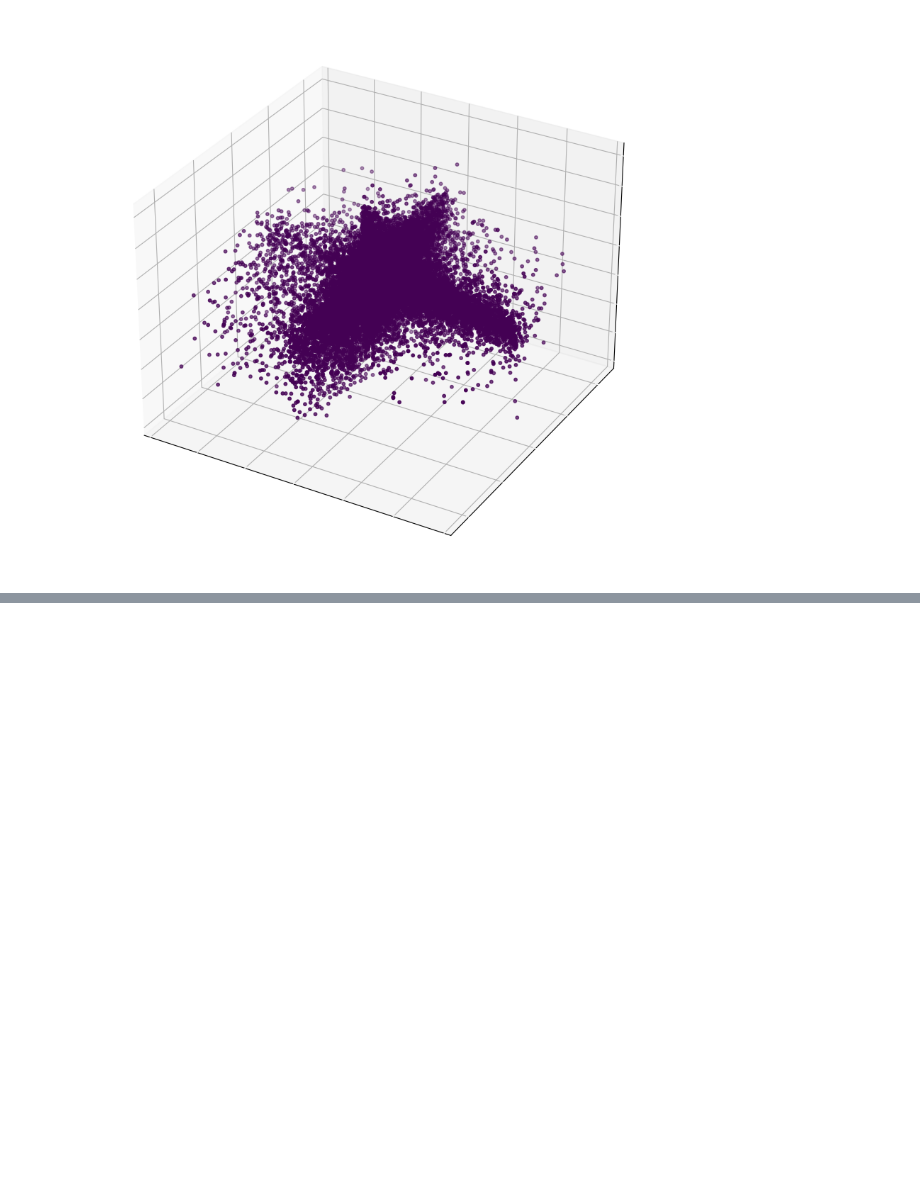
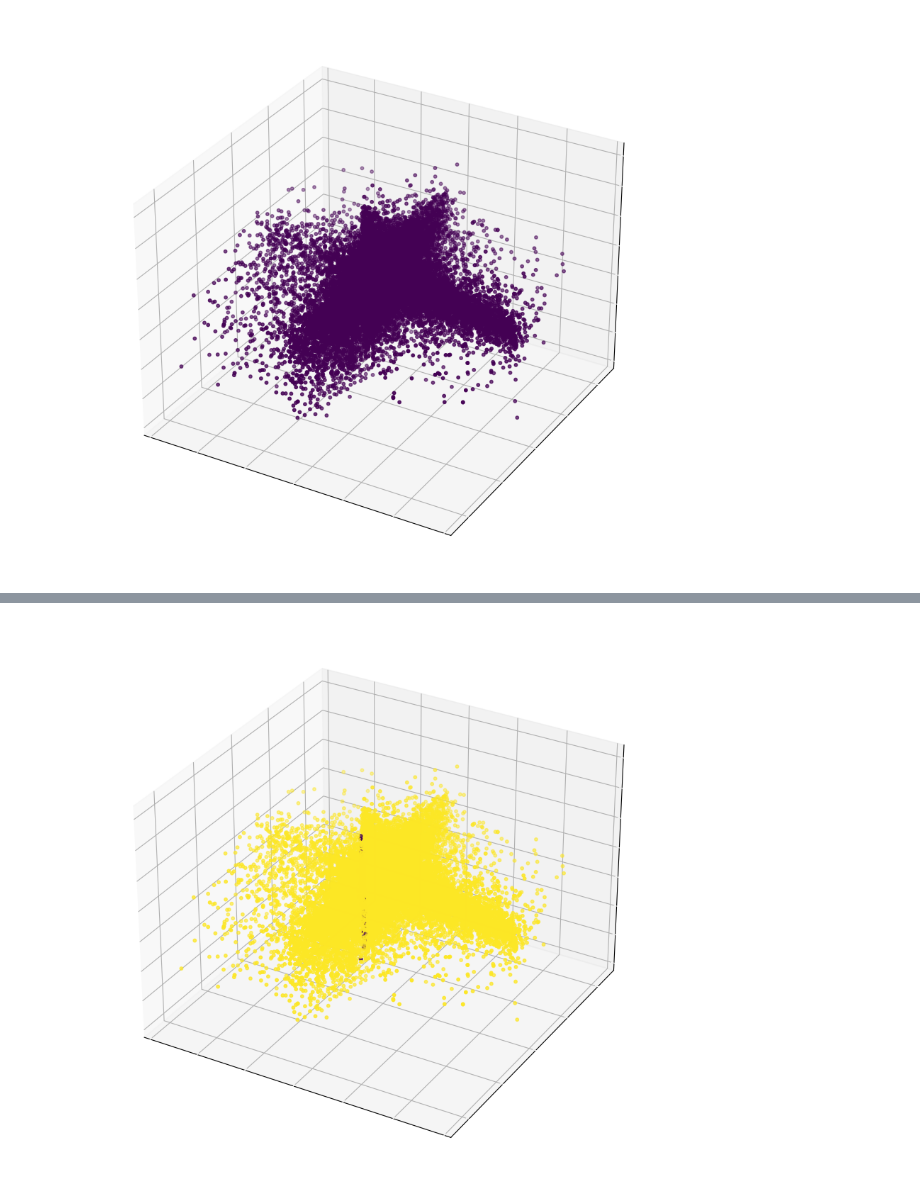
Before and after one commit to KamilMatejuk/Articles, a Jupyter notebook: Machine Learning/03. Unsupervised Clustering explained/main.ipynb, the cells around one changed output, grey strips where cells are left out. Saved outputs shown, nothing was run; the diff lists cells and outputs as text; code cells hidden in the pictures; blank space fills up the shorter version.

Commit message:
dbscan

```diff
--- a/Machine Learning/03. Unsupervised Clustering explained/main.ipynb
+++ b/Machine Learning/03. Unsupervised Clustering explained/main.ipynb
@@ -93,0 +106,4 @@ combined.sort_values(by=['rand', 'purity'], ascending=False).head(10)
+# %%
+show_dbscan(df, dict(eps=0.1, min_samples=50, metric='cosine'))
+# %% [output]
+[figure, added]
```
Also changed, not shown: parts of 1 cell of this notebook.
